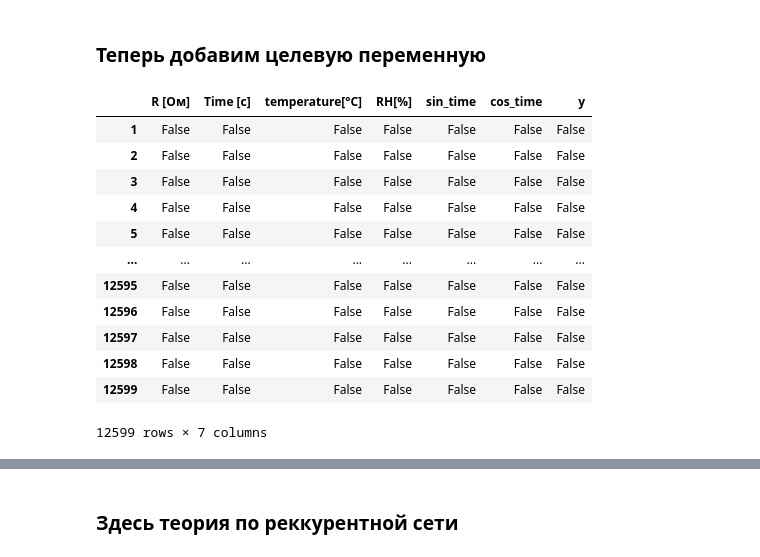
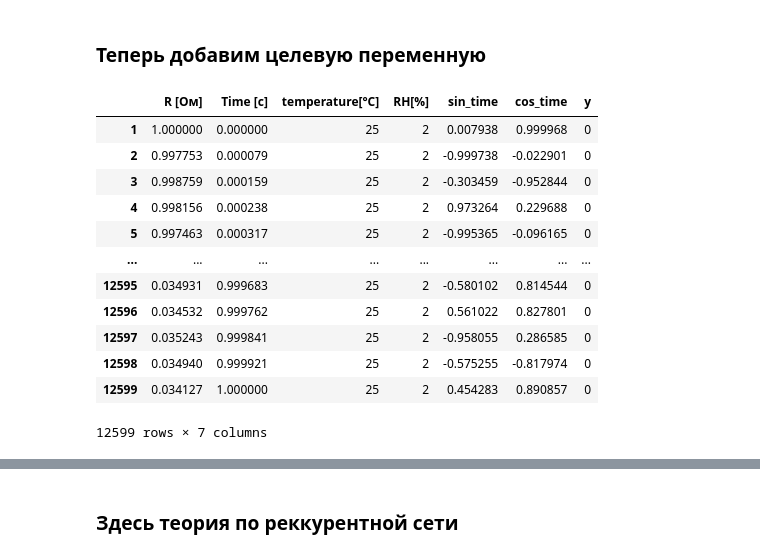
Before and after one commit to lalalaoalla/gas-analyzer, a Jupyter notebook: rnngithub.ipynb, the cells around one changed output, grey strips where cells are left out. Saved outputs shown, nothing was run; the diff lists cells and outputs as text; code cells hidden in the pictures.

```diff
--- a/rnngithub.ipynb
+++ b/rnngithub.ipynb
@@ -66,7 +106,8 @@ no2_75rh_25t
 # %%
-# #ЗДЕСЬ ВОЗНИКАЮТ НАНЫ, ЛИБО ПО-ДРУГОМУ ПЕРЕСЧИТАТЬ, ЛИБО ПРИДУМАТЬ КАК ИЗБАВЛЯТЬСЯ ОТ НАНОВ
+# #ЗДЕСЬ ВОЗНИКАЮТ НАНЫ, избавление он nan'ов происходит ниже
 # #ДОСТАТОЧНО МНОГО НУЛЕЙ ПОЯВЛЯЕТСЯ В СТОЛБЦЕ ПЕРИОДА
-# #функция для вычисления sin_time и cos_time (период где-то 1000с?) по крайней мере у аммиака
+# #функция для вычисления sin_time и cos_time
+
 def sin_time_and_cos_time(df, time_column,R_column):
     df['period'] = df[R_column].diff()
     #print((df['period'] == 0).sum())
@@ -79,11 +120,22 @@ def sin_time_and_cos_time(df, time_column,R_column):
     df.drop('period', axis=1, inplace=True)
     return df
 
+#NH3 temp = 25
 nh3_2rh_25t = sin_time_and_cos_time(nh3_2rh_25t,'Time [с]','R [Ом]')
+nh3_25rh_25t = sin_time_and_cos_time(nh3_25rh_25t,'Time [с]','R [Ом]')
+nh3_50rh_25t = sin_time_and_cos_time(nh3_50rh_25t,'Time [с]','R [Ом]')
+nh3_75rh_25t = sin_time_and_cos_time(nh3_75rh_25t,'Time [с]','R [Ом]')
+
+#NO2 temp = 25
 no2_2rh_25t  = sin_time_and_cos_time(no2_2rh_25t,'Time [с]','R [Ом]')
 no2_25rh_25t = sin_time_and_cos_time(no2_25rh_25t,'Time [с]','R [Ом]')
 no2_50rh_25t = sin_time_and_cos_time(no2_50rh_25t,'Time [с]','R [Ом]')
 no2_75rh_25t = sin_time_and_cos_time(no2_75rh_25t,'Time [с]','R [Ом]')
-nh3_2rh_25t
+
+#NO2 temp = 50
+no2_2rh_50t = sin_time_and_cos_time(no2_2rh_50t,'Time [с]','R [Ом]')
+
+#вывод
+nh3_50rh_25t
 # %% [output]
 |  | R [Ом] | Time [с] | temperature[°C] | RH[%] | sin_time | cos_time |
@@ -136,11 +188,22 @@ def normalization(df):
     df['Time [с]'] = (df['Time [с]'] - t_min)/(t_max - t_min)
     return df
 
+#NH3 temp = 25
 nh3_2rh_25t = normalization(nh3_2rh_25t)
+nh3_25rh_25t = normalization(nh3_25rh_25t)
+nh3_50rh_25t = normalization(nh3_50rh_25t)
+nh3_75rh_25t = normalization(nh3_75rh_25t)
+
+#NO2 temp = 25
 no2_2rh_25t = normalization(no2_2rh_25t)
 no2_25rh_25t = normalization(no2_25rh_25t)
 no2_50rh_25t = normalization(no2_50rh_25t)
 no2_75rh_25t = normalization(no2_75rh_25t)
-no2_25rh_25t
+
+#NO2 temp = 50
+no2_2rh_50t = normalization(no2_2rh_50t)
+
+#вывод
+no2_2rh_50t
 # %% [output]
 |  | R [Ом] | Time [с] | temperature[°C] | RH[%] | sin_time | cos_time |
@@ -180,30 +244,41 @@ dependency_graph = dependency_graphs(nh3_2rh_25t, no2_2rh_25t)
 # %% [markdown]
 ### Теперь добавим целевую переменную
 # %%
+#целевая переменная
 def target(df,value):
     df['y'] = value
     return df
 
+#NH3 temp = 25
 nh3_2rh_25t = target(nh3_2rh_25t,1)
+nh3_25rh_25t = target(nh3_25rh_25t,1)
+nh3_50rh_25t = target(nh3_50rh_25t,1)
+nh3_75rh_25t = target(nh3_75rh_25t,1)
+
+#NO2 temp = 25
 no2_2rh_25t = target(no2_2rh_25t,0)
 no2_25rh_25t = target(no2_25rh_25t,0)
 no2_50rh_25t = target(no2_50rh_25t,0)
 no2_75rh_25t = target(no2_75rh_25t,0)
 
-no2_2rh_25t.isnull()
+#NO2 temp = 50
+no2_2rh_50t = target(no2_2rh_50t,0)
+
+#вывод
+no2_2rh_25t
 # %% [output]
 |  | R [Ом] | Time [с] | temperature[°C] | RH[%] | sin_time | cos_time | y |
-| 1 | False | False | False | False | False | False | False |
-| 2 | False | False | False | False | False | False | False |
-| 3 | False | False | False | False | False | False | False |
-| 4 | False | False | False | False | False | False | False |
-| 5 | False | False | False | False | False | False | False |
+| 1 | 1.000000 | 0.000000 | 25 | 2 | 0.007938 | 0.999968 | 0 |
+| 2 | 0.997753 | 0.000079 | 25 | 2 | -0.999738 | -0.022901 | 0 |
+| 3 | 0.998759 | 0.000159 | 25 | 2 | -0.303459 | -0.952844 | 0 |
+| 4 | 0.998156 | 0.000238 | 25 | 2 | 0.973264 | 0.229688 | 0 |
+| 5 | 0.997463 | 0.000317 | 25 | 2 | -0.995365 | -0.096165 | 0 |
 | ... | ... | ... | ... | ... | ... | ... | ... |
-| 12595 | False | False | False | False | False | False | False |
-| 12596 | False | False | False | False | False | False | False |
-| 12597 | False | False | False | False | False | False | False |
-| 12598 | False | False | False | False | False | False | False |
-| 12599 | False | False | False | False | False | False | False |
+| 12595 | 0.034931 | 0.999683 | 25 | 2 | -0.580102 | 0.814544 | 0 |
+| 12596 | 0.034532 | 0.999762 | 25 | 2 | 0.561022 | 0.827801 | 0 |
+| 12597 | 0.035243 | 0.999841 | 25 | 2 | -0.958055 | 0.286585 | 0 |
+| 12598 | 0.034940 | 0.999921 | 25 | 2 | -0.575255 | -0.817974 | 0 |
+| 12599 | 0.034127 | 1.000000 | 25 | 2 | 0.454283 | 0.890857 | 0 |
 12599 rows × 7 columns
 # %%
 # #разделим выборки на валидационную обучающую и тестовую
```
Also changed, not shown: parts of 17 cells of this notebook, 2 other files.
